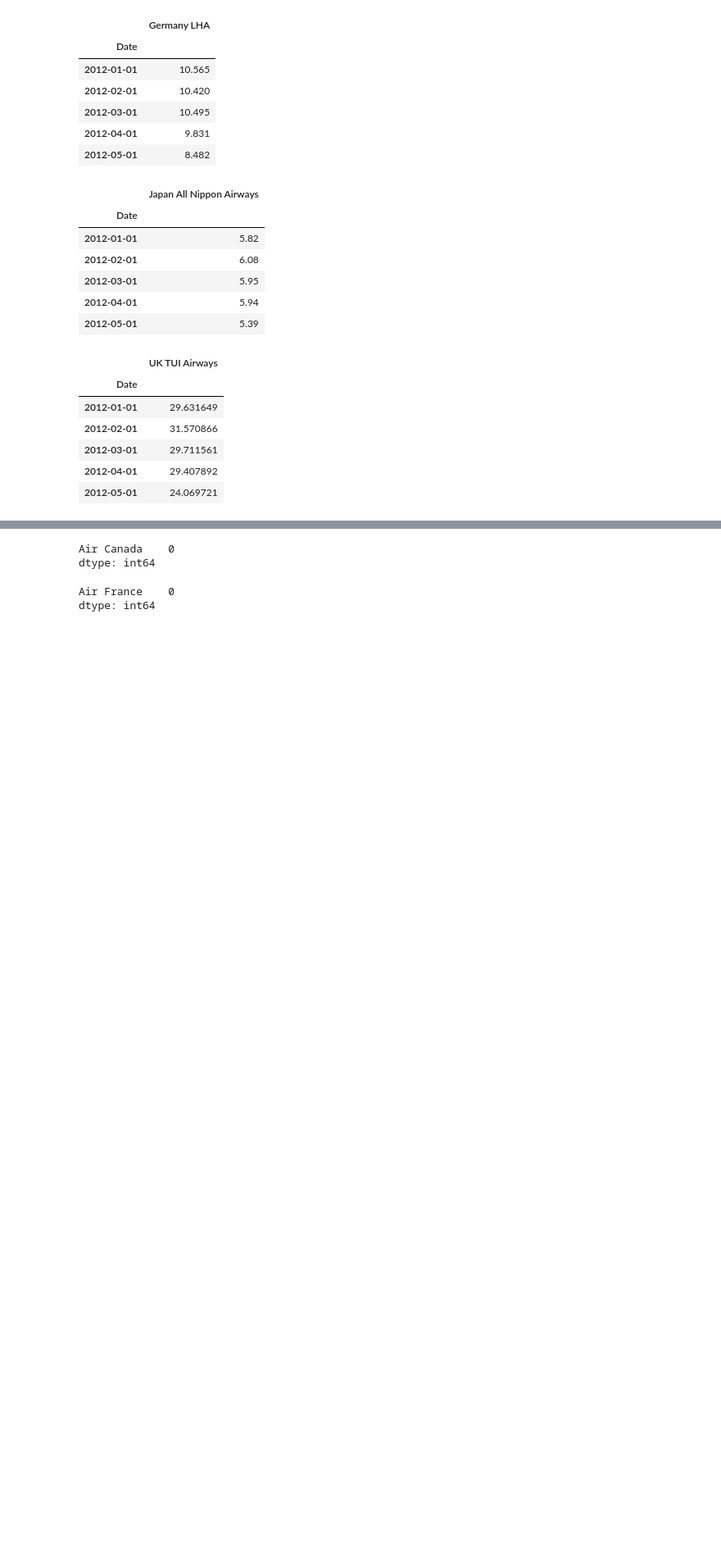
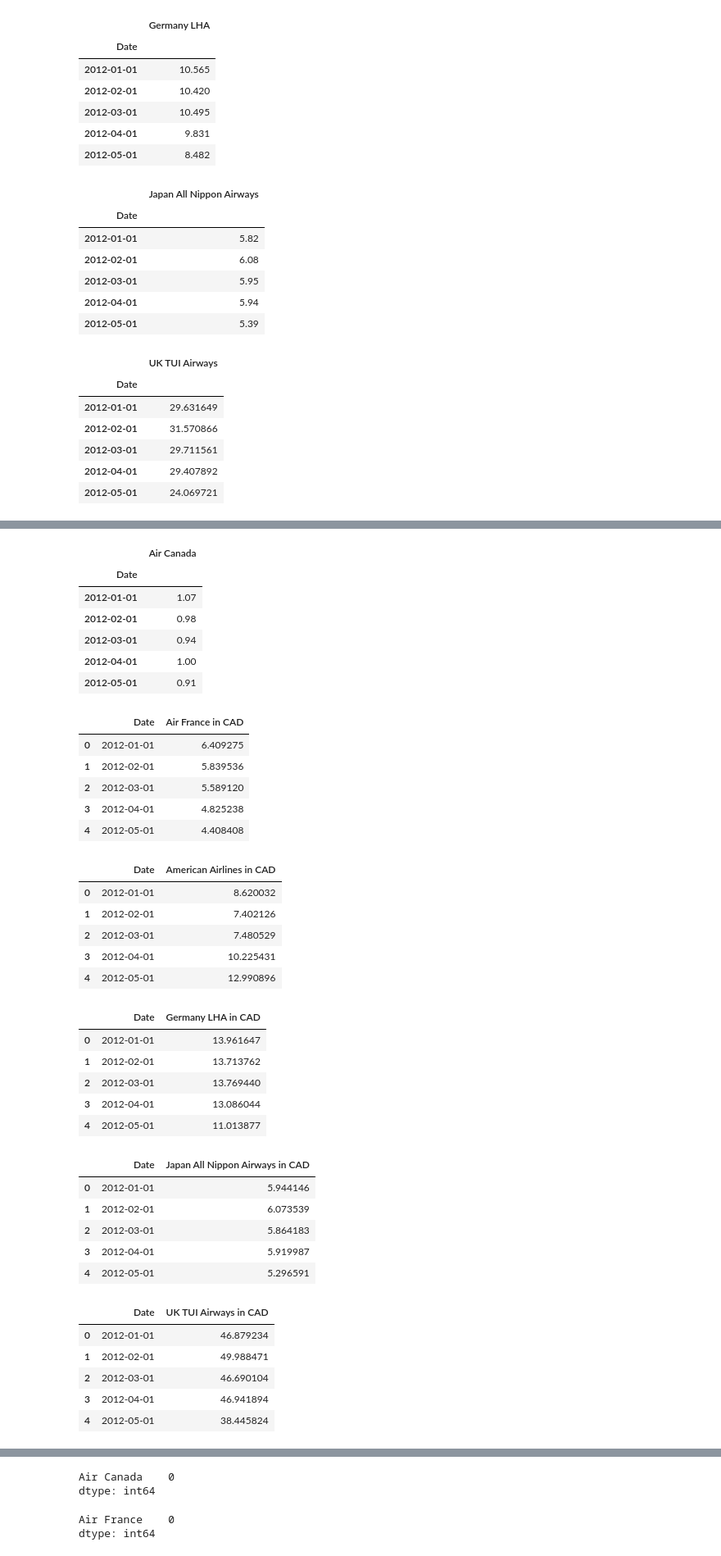
Before and after one commit to Emmalu868/Group-3-Project, a Jupyter notebook: Airline Data/Airline.ipynb, the cells around one changed output, grey strips where cells are left out. Shown at 82% size. Drawn from its saved outputs; the diff is of its cells as text; code cells hidden in the pictures; blank space fills up the shorter version.

```diff
--- a/Airline Data/Airline.ipynb
+++ b/Airline Data/Airline.ipynb
@@ -133,0 +235,45 @@ display(uk_tui_airways_df.head())
+# %%
+display(air_canada_df.head())
+display(air_france_df.head())
+display(american_airlines_df.head())
+display(germany_lha_df.head())
+display(japan_all_nippon_airways_df.head())
+display(uk_tui_airways_df.head())
+# %% [output]
+|  | Air Canada |
+| Date |  |
+| 2012-01-01 | 1.07 |
+| 2012-02-01 | 0.98 |
+| 2012-03-01 | 0.94 |
+| 2012-04-01 | 1.00 |
+| 2012-05-01 | 0.91 |
+|  | Date | Air France in CAD |
+| 0 | 2012-01-01 | 6.409275 |
+| 1 | 2012-02-01 | 5.839536 |
+| 2 | 2012-03-01 | 5.589120 |
+| 3 | 2012-04-01 | 4.825238 |
+| 4 | 2012-05-01 | 4.408408 |
+|  | Date | American Airlines in CAD |
+| 0 | 2012-01-01 | 8.620032 |
+| 1 | 2012-02-01 | 7.402126 |
+| 2 | 2012-03-01 | 7.480529 |
+| 3 | 2012-04-01 | 10.225431 |
+| 4 | 2012-05-01 | 12.990896 |
+|  | Date | Germany LHA in CAD |
+| 0 | 2012-01-01 | 13.961647 |
+| 1 | 2012-02-01 | 13.713762 |
+| 2 | 2012-03-01 | 13.769440 |
+| 3 | 2012-04-01 | 13.086044 |
+| 4 | 2012-05-01 | 11.013877 |
+|  | Date | Japan All Nippon Airways in CAD |
+| 0 | 2012-01-01 | 5.944146 |
+| 1 | 2012-02-01 | 6.073539 |
+| 2 | 2012-03-01 | 5.864183 |
+| 3 | 2012-04-01 | 5.919987 |
+| 4 | 2012-05-01 | 5.296591 |
+|  | Date | UK TUI Airways in CAD |
+| 0 | 2012-01-01 | 46.879234 |
+| 1 | 2012-02-01 | 49.988471 |
+| 2 | 2012-03-01 | 46.690104 |
+| 3 | 2012-04-01 | 46.941894 |
+| 4 | 2012-05-01 | 38.445824 |
```
Also changed, not shown: parts of 23 cells of this notebook.
